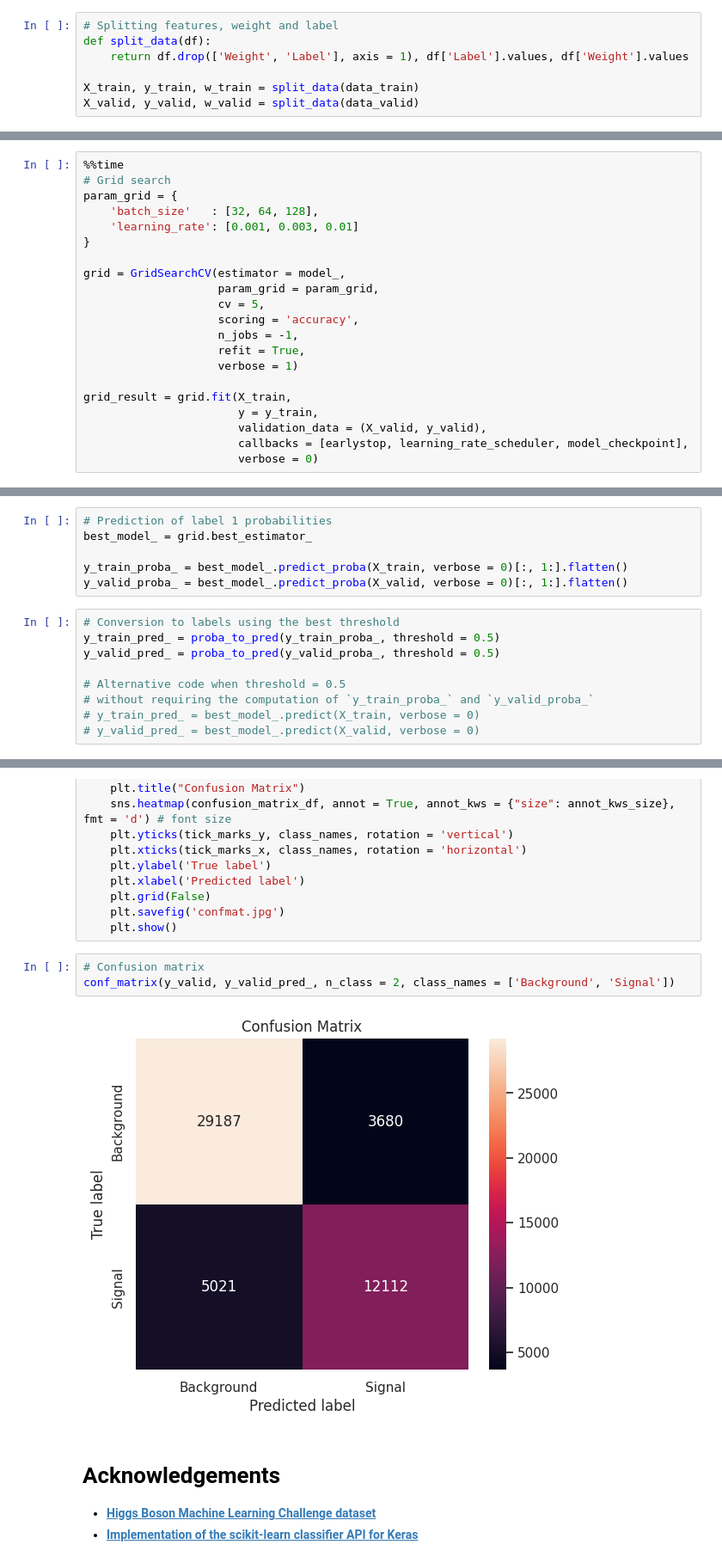
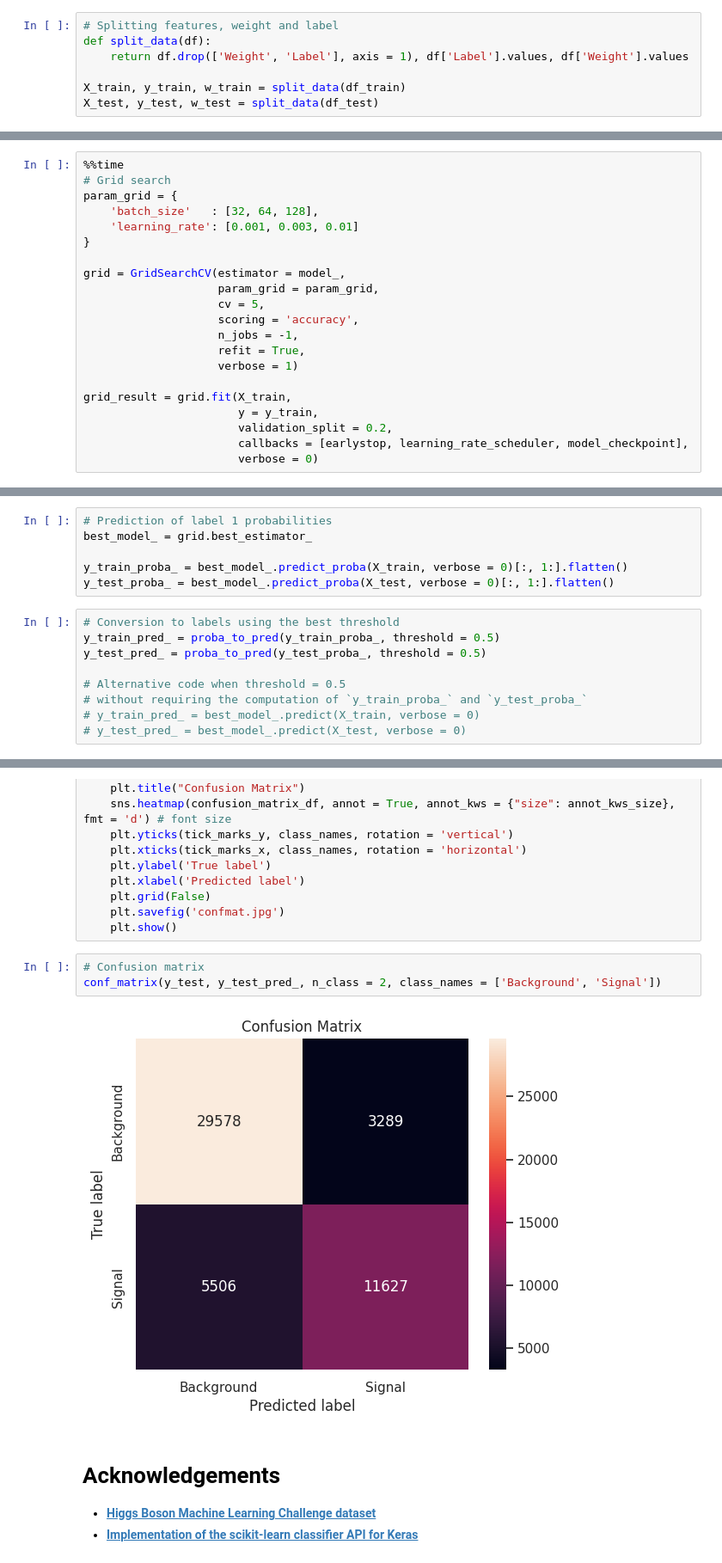
Before and after one commit to sugatagh/Higgs-Boson-Event-Detection, a Jupyter notebook: Notebook/higgs-boson-part-2-modeling.ipynb, the cells around one changed output, grey strips where cells are left out. Shown: that part at 86% size. Saved outputs shown, nothing was run; the diff lists cells and outputs as text.

```diff
--- a/Notebook/higgs-boson-part-2-modeling.ipynb
+++ b/Notebook/higgs-boson-part-2-modeling.ipynb
@@ -421,8 +421,8 @@ data_train, data_valid = minmax_normalizer(data_train, data_valid, cols_minmax)
 def split_data(df):
     return df.drop(['Weight', 'Label'], axis = 1), df['Label'].values, df['Weight'].values
 
-X_train, y_train, w_train = split_data(data_train)
-X_valid, y_valid, w_valid = split_data(data_valid)
+X_train, y_train, w_train = split_data(df_train)
+X_test, y_test, w_test = split_data(df_test)
 # %%
 # Model creation and compilation
 def createModel(learning_rate = 0.001):
@@ -592,7 +592,7 @@ grid = GridSearchCV(estimator = model_,
 
 grid_result = grid.fit(X_train,
                        y = y_train,
-                       validation_data = (X_valid, y_valid),
+                       validation_split = 0.2,
                        callbacks = [earlystop, learning_rate_scheduler, model_checkpoint],
                        verbose = 0)
 # %% [output]
@@ -635,16 +635,16 @@ Best cross-validation accuracy: 0.827445
 best_model_ = grid.best_estimator_
 
 y_train_proba_ = best_model_.predict_proba(X_train, verbose = 0)[:, 1:].flatten()
-y_valid_proba_ = best_model_.predict_proba(X_valid, verbose = 0)[:, 1:].flatten()
+y_test_proba_ = best_model_.predict_proba(X_test, verbose = 0)[:, 1:].flatten()
 # %%
 # Conversion to labels using the best threshold
 y_train_pred_ = proba_to_pred(y_train_proba_, threshold = 0.5)
-y_valid_pred_ = proba_to_pred(y_valid_proba_, threshold = 0.5)
+y_test_pred_ = proba_to_pred(y_test_proba_, threshold = 0.5)
 
 # Alternative code when threshold = 0.5
-# without requiring the computation of `y_train_proba_` and `y_valid_proba_`
+# without requiring the computation of `y_train_proba_` and `y_test_proba_`
 # y_train_pred_ = best_model_.predict(X_train, verbose = 0)
-# y_valid_pred_ = best_model_.predict(X_valid, verbose = 0)
+# y_test_pred_ = best_model_.predict(X_test, verbose = 0)
 # %%
 # AMS
 ams_train_ = compute_ams(y_train, y_train_pred_, w_train)
@@ -687,9 +687,9 @@ def conf_matrix(y_true, y_pred, n_class, class_names = 'default', figsize = (6.2
     plt.show()
 # %%
 # Confusion matrix
-conf_matrix(y_valid, y_valid_pred_, n_class = 2, class_names = ['Background', 'Signal'])
+conf_matrix(y_test, y_test_pred_, n_class = 2, class_names = ['Background', 'Signal'])
 # %% [output]
-[figure, old version]
+[figure, new version]
 # %% [markdown]
 # Acknowledgements
 
```
Also changed, not shown: parts of 28 cells of this notebook.
